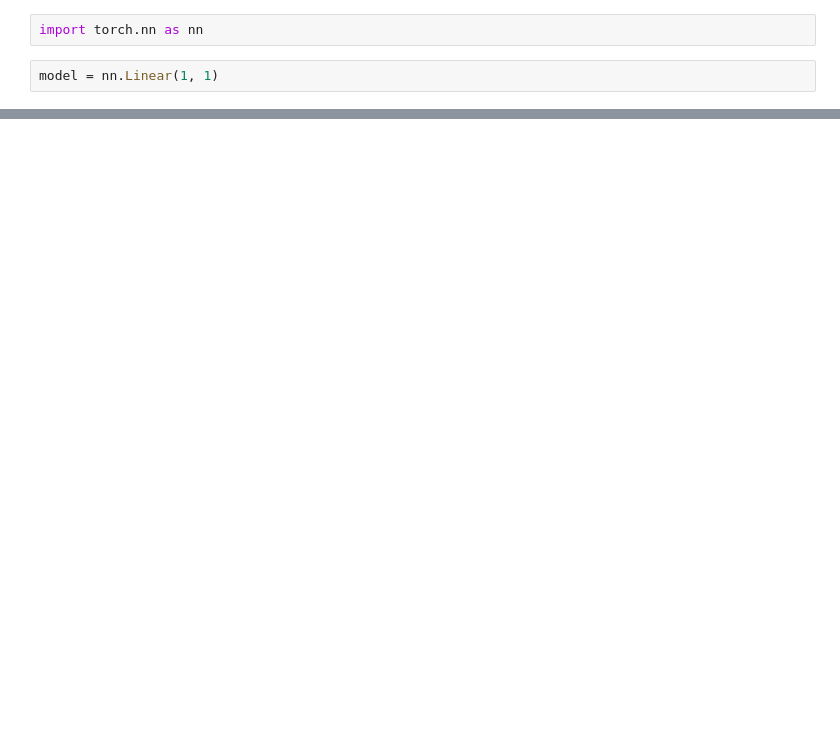
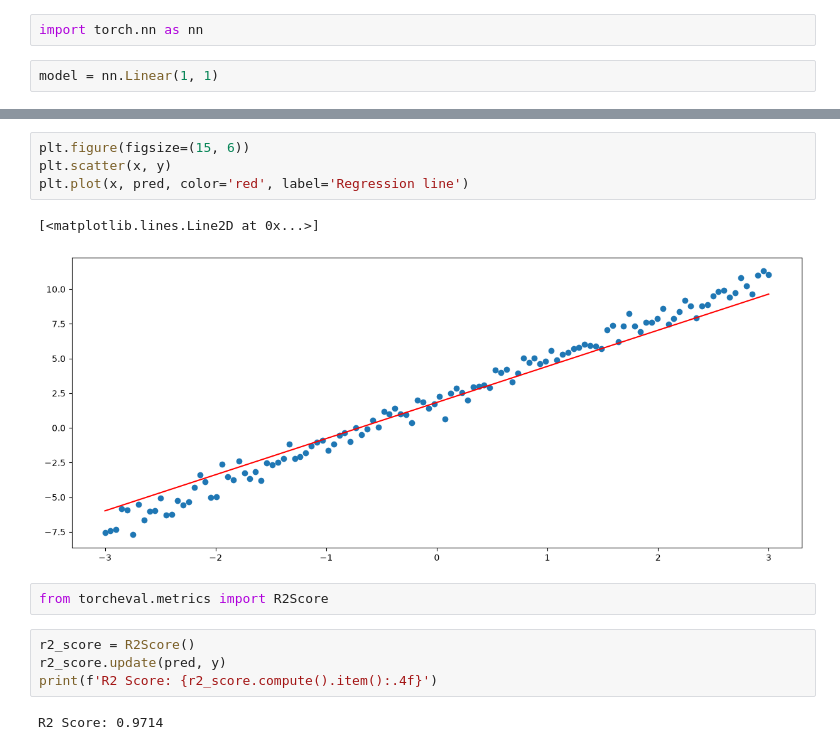
Before and after one commit to SaraMaktabi/Neural-Network-Fundamentals-with-PyTorch-For-Generative-AI, a Jupyter notebook: reg.ipynb, the cells around one changed output, grey strips where cells are left out. Cells and saved outputs as stored; diff of their text form; blank space fills up the shorter version.

```diff
--- a/reg.ipynb
+++ b/reg.ipynb
@@ -55,0 +71,15 @@ for epoch in range(epochs):
+# %%
+plt.figure(figsize=(15, 6))
+plt.scatter(x, y)
+plt.plot(x, pred, color='red', label='Regression line')
+# %% [output]
+[<matplotlib.lines.Line2D at 0x...>]
+[figure, added]
+# %%
+from torcheval.metrics import R2Score
+# %%
+r2_score = R2Score()
+r2_score.update(pred, y)
+print(f'R2 Score: {r2_score.compute().item():.4f}')
+# %% [output]
+R2 Score: 0.9714
```
Also changed, not shown: parts of 6 cells of this notebook, 2 other files.
